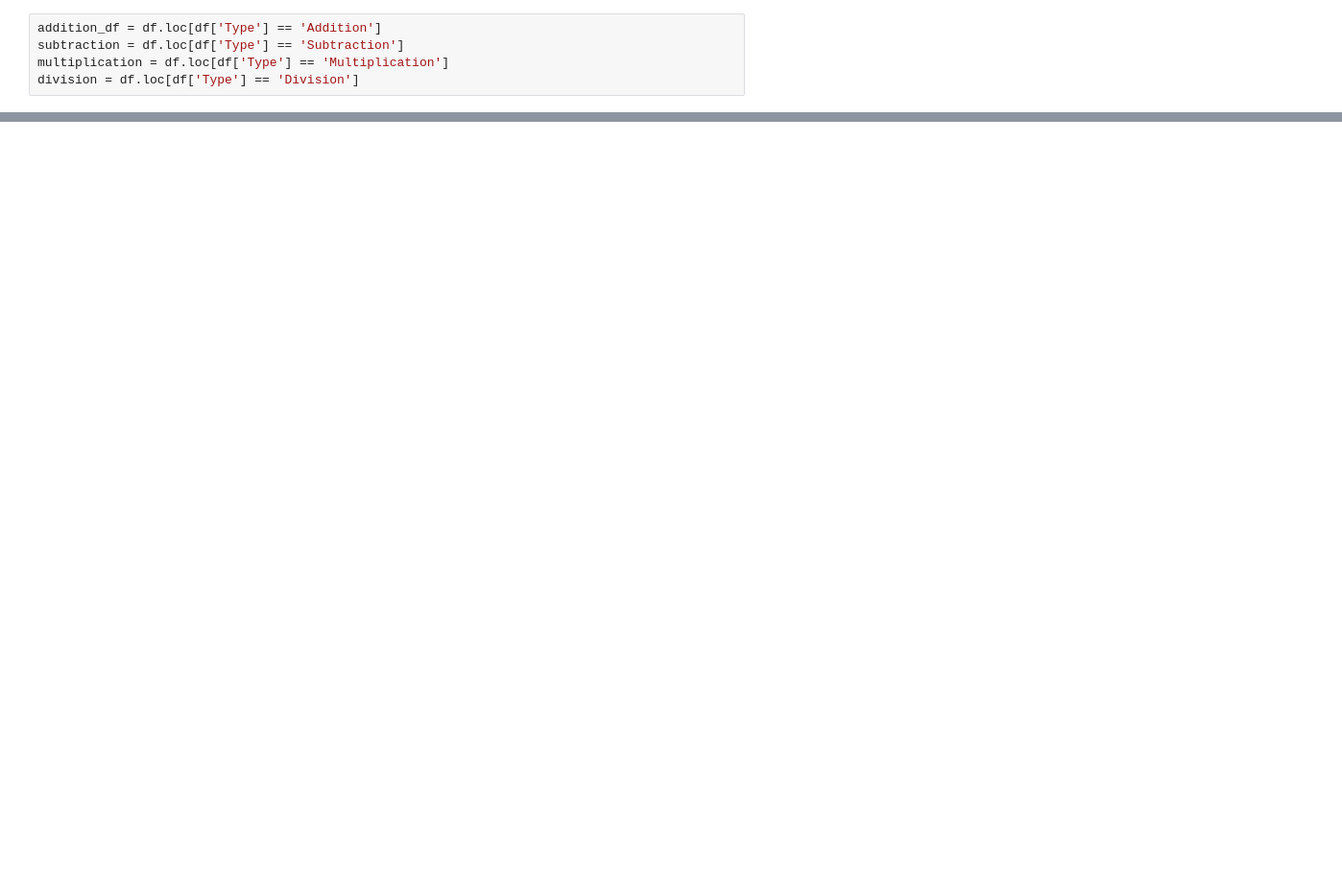
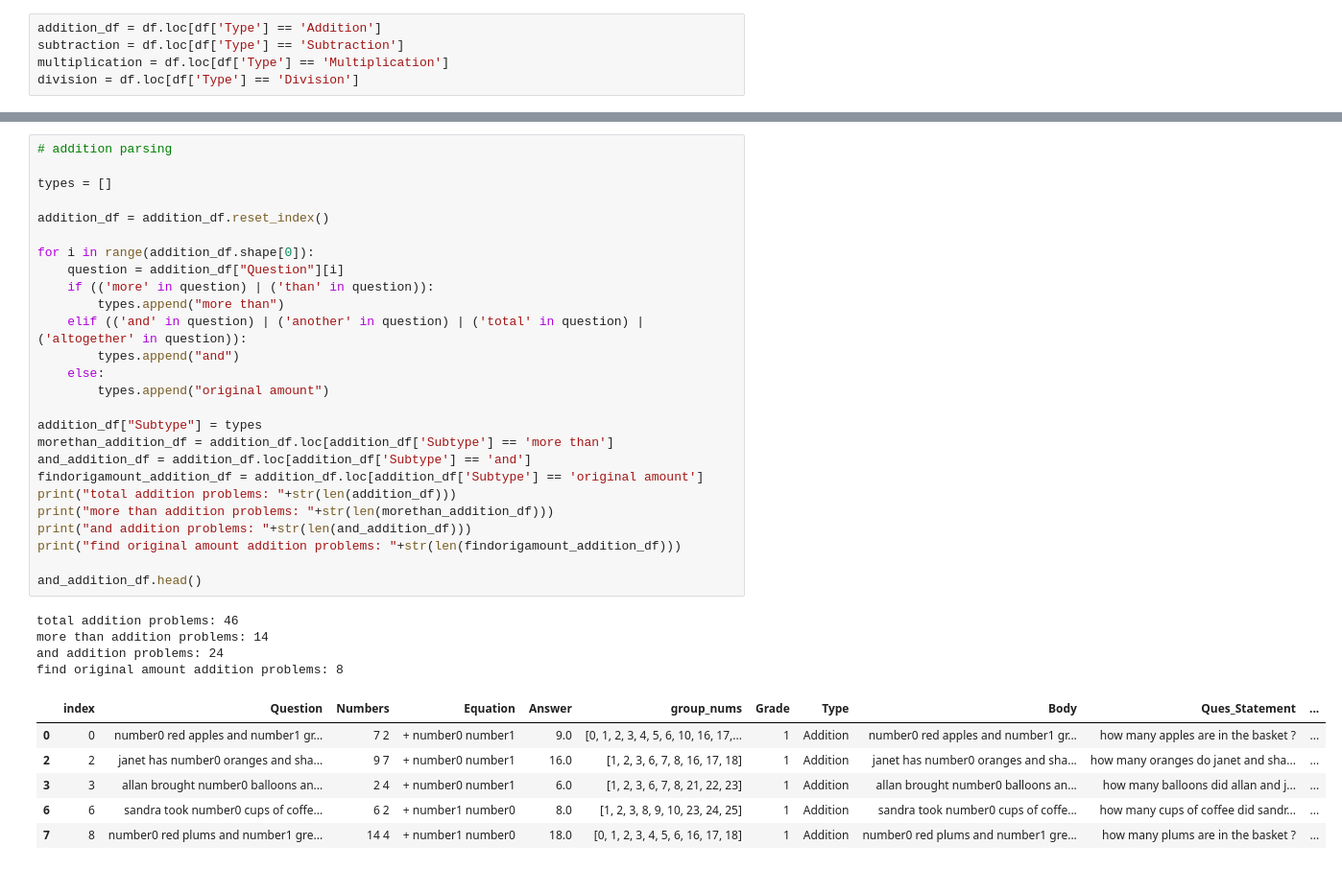
Before and after one commit to surface-integral/boilermake-2024, a Jupyter notebook: data_analysis.ipynb, the cells around one changed output, grey strips where cells are left out. Shown: that part at 96% size. Cells and saved outputs as stored; diff of their text form; blank space fills up the shorter version.

```diff
--- a/data_analysis.ipynb
+++ b/data_analysis.ipynb
@@ -103,0 +78,37 @@ SyntaxError: invalid syntax (436965055.py, line 2)
+# %%
+# addition parsing
+
+types = []
+
+addition_df = addition_df.reset_index()
+
+for i in range(addition_df.shape[0]):
+    question = addition_df["Question"][i]
+    if (('more' in question) | ('than' in question)):
+        types.append("more than")
+    elif (('and' in question) | ('another' in question) | ('total' in question) | ('altogether' in question)):
+        types.append("and")
+    else:
+        types.append("original amount")
+
+addition_df["Subtype"] = types
+morethan_addition_df = addition_df.loc[addition_df['Subtype'] == 'more than']
+and_addition_df = addition_df.loc[addition_df['Subtype'] == 'and']
+findorigamount_addition_df = addition_df.loc[addition_df['Subtype'] == 'original amount']
+print("total addition problems: "+str(len(addition_df)))
+print("more than addition problems: "+str(len(morethan_addition_df)))
+print("and addition problems: "+str(len(and_addition_df)))
+print("find original amount addition problems: "+str(len(findorigamount_addition_df)))
+
+and_addition_df.head()
+# %% [output]
+total addition problems: 46
+more than addition problems: 14
+and addition problems: 24
+find original amount addition problems: 8
+|  | index | Question | Numbers | Equation | Answer | group_nums | Grade | Type | Body | Ques_Statement | ... |
+| 0 | 0 | number0 red apples and number1 gr... | 7 2 | + number0 number1 | 9.0 | [0, 1, 2, 3, 4, 5, 6, 10, 16, 17,... | 1 | Addition | number0 red apples and number1 gr... | how many apples are in the basket ? | ... |
+| 2 | 2 | janet has number0 oranges and sha... | 9 7 | + number0 number1 | 16.0 | [1, 2, 3, 6, 7, 8, 16, 17, 18] | 1 | Addition | janet has number0 oranges and sha... | how many oranges do janet and sha... | ... |
+| 3 | 3 | allan brought number0 balloons an... | 2 4 | + number0 number1 | 6.0 | [1, 2, 3, 6, 7, 8, 21, 22, 23] | 1 | Addition | allan brought number0 balloons an... | how many balloons did allan and j... | ... |
+| 6 | 6 | sandra took number0 cups of coffe... | 6 2 | + number1 number0 | 8.0 | [1, 2, 3, 8, 9, 10, 23, 24, 25] | 1 | Addition | sandra took number0 cups of coffe... | how many cups of coffee did sandr... | ... |
+| 7 | 8 | number0 red plums and number1 gre... | 14 4 | + number1 number0 | 18.0 | [0, 1, 2, 3, 4, 5, 6, 16, 17, 18] | 1 | Addition | number0 red plums and number1 gre... | how many plums are in the basket ? | ... |
```
Also changed, not shown: parts of 17 cells of this notebook, 1 other file.
